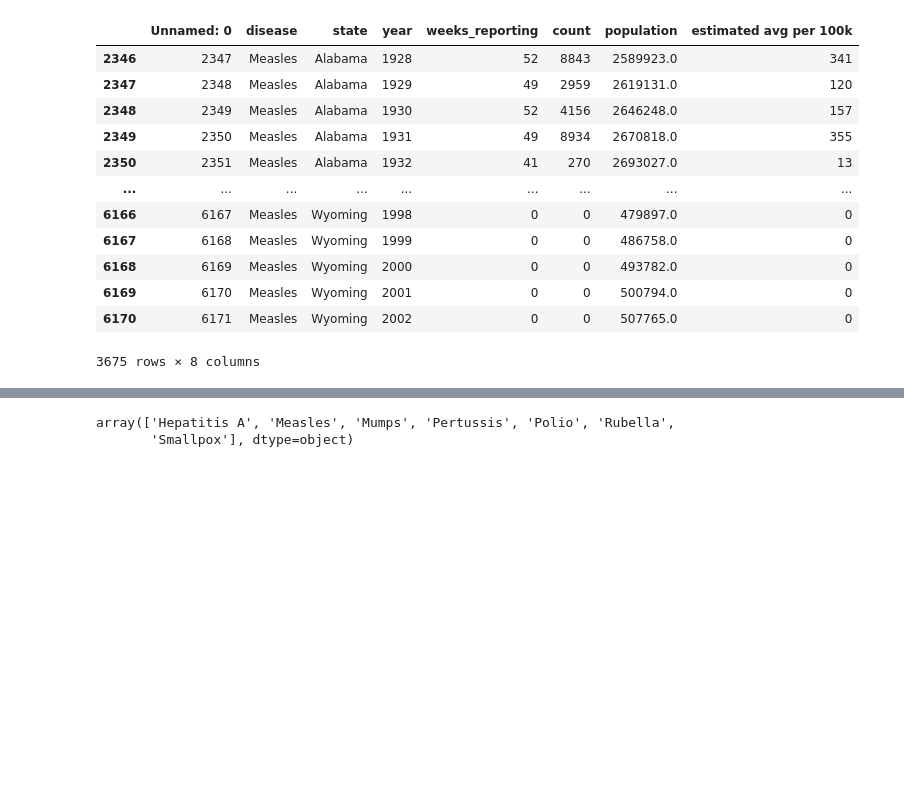
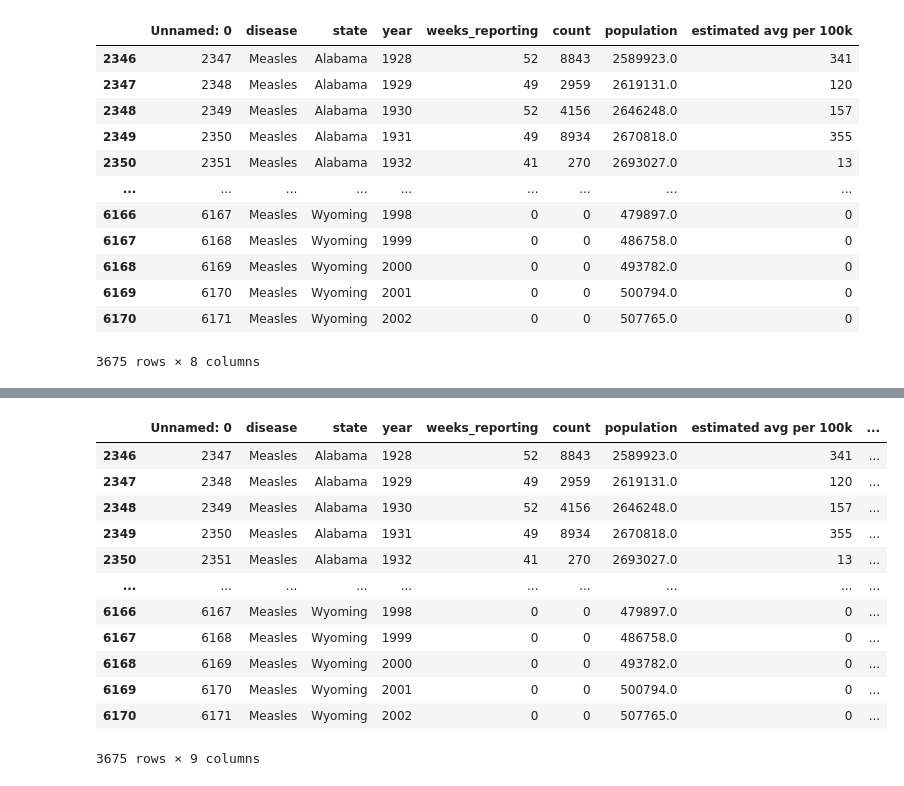
Before and after one commit to Makarasaki/Lab_DS, a Jupyter notebook: Lab_02/lab02_notebook.ipynb, the cells around one changed output, grey strips where cells are left out. Drawn from its saved outputs; the diff is of its cells as text; code cells hidden in the pictures; blank space fills up the shorter version.

```diff
--- a/Lab_02/lab02_notebook.ipynb
+++ b/Lab_02/lab02_notebook.ipynb
@@ -174,7 +176,21 @@ fig.update_layout(
 
 fig.show()
 # %%
-original_df.disease.unique()
+pd.options.mode.chained_assignment = None  # default='warn'
+df["square root of est. avg. rate per 100k"] = df["estimated avg per 100k"] ** 0.5
+pd.options.mode.chained_assignment = "warn"
+df
 # %% [output]
+|  | Unnamed: 0 | disease | state | year | weeks_reporting | count | population | estimated avg per 100k | ... |
+| 2346 | 2347 | Measles | Alabama | 1928 | 52 | 8843 | 2589923.0 | 341 | ... |
+| 2347 | 2348 | Measles | Alabama | 1929 | 49 | 2959 | 2619131.0 | 120 | ... |
+| 2348 | 2349 | Measles | Alabama | 1930 | 52 | 4156 | 2646248.0 | 157 | ... |
+| 2349 | 2350 | Measles | Alabama | 1931 | 49 | 8934 | 2670818.0 | 355 | ... |
+| 2350 | 2351 | Measles | Alabama | 1932 | 41 | 270 | 2693027.0 | 13 | ... |
+| ... | ... | ... | ... | ... | ... | ... | ... | ... | ... |
+| 6166 | 6167 | Measles | Wyoming | 1998 | 0 | 0 | 479897.0 | 0 | ... |
+| 6167 | 6168 | Measles | Wyoming | 1999 | 0 | 0 | 486758.0 | 0 | ... |
+| 6168 | 6169 | Measles | Wyoming | 2000 | 0 | 0 | 493782.0 | 0 | ... |
+| 6169 | 6170 | Measles | Wyoming | 2001 | 0 | 0 | 500794.0 | 0 | ... |
+| 6170 | 6171 | Measles | Wyoming | 2002 | 0 | 0 | 507765.0 | 0 | ... |
-array(['Hepatitis A', 'Measles', 'Mumps', 'Pertussis', 'Polio', 'Rubella',
-       'Smallpox'], dtype=object)
+3675 rows × 9 columns
```
Also changed, not shown: parts of 6 cells of this notebook.
